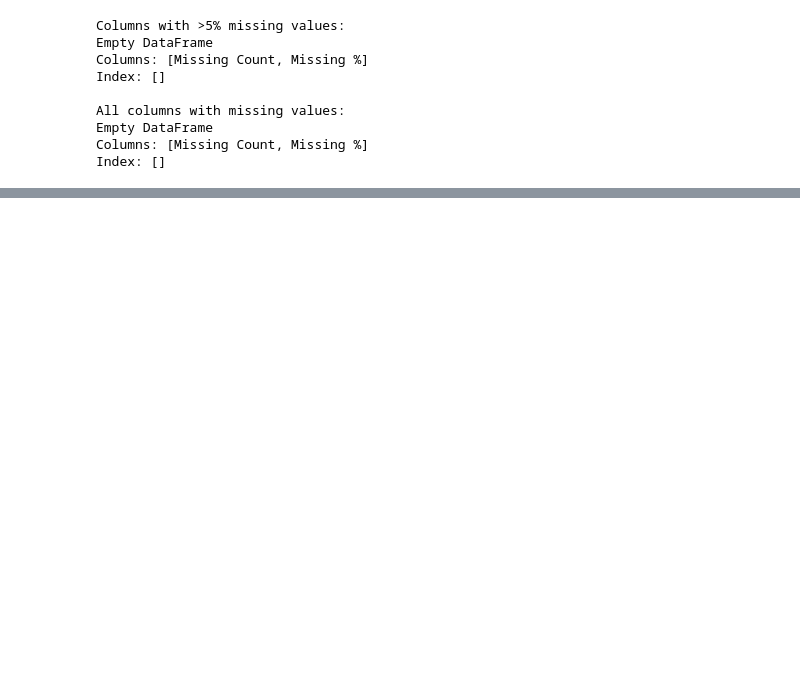
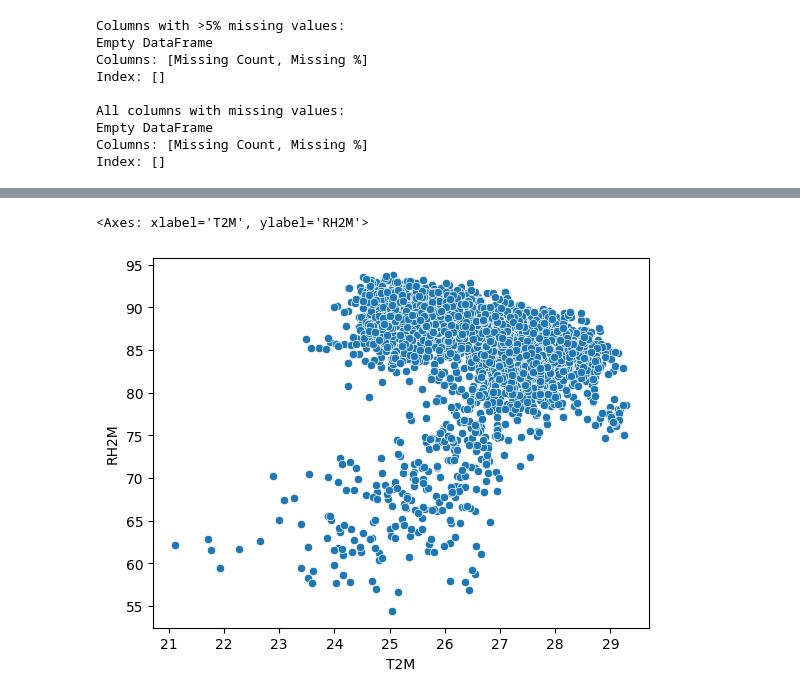
Before and after one commit to kal-endale/climate-challenge-week0, a Jupyter notebook: nigeria_eda.ipynb, the cells around one changed output, grey strips where cells are left out. Saved outputs shown, nothing was run; the diff lists cells and outputs as text; code cells hidden in the pictures; blank space fills up the shorter version.

```diff
--- a/nigeria_eda.ipynb
+++ b/nigeria_eda.ipynb
@@ -81,0 +131,5 @@ Index: []
+# %%
+sns.scatterplot(data=df, x="T2M", y="RH2M")
+# %% [output]
+<Axes: xlabel='T2M', ylabel='RH2M'>
+[figure, added]
```
Also changed, not shown: parts of 7 cells of this notebook.
